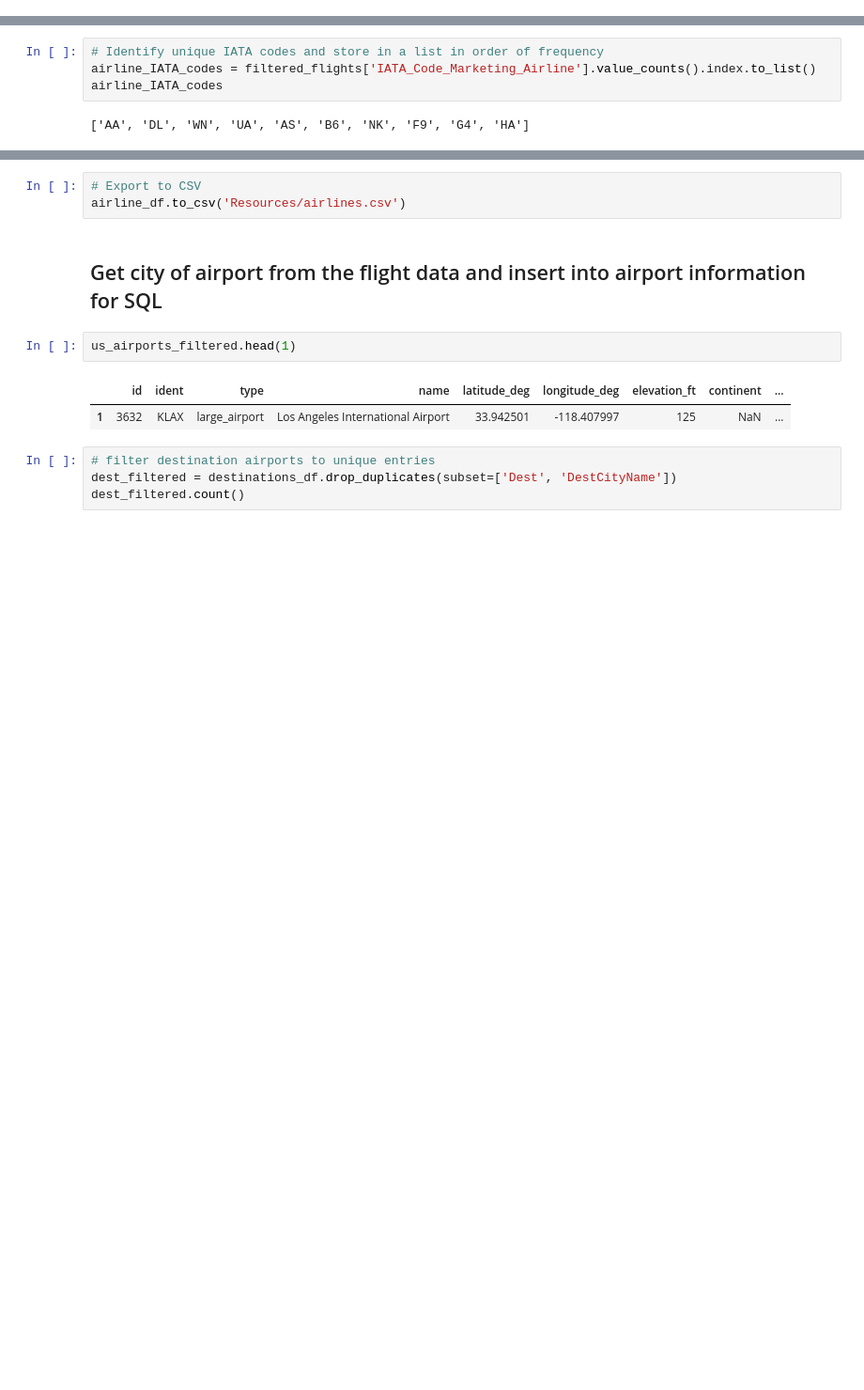
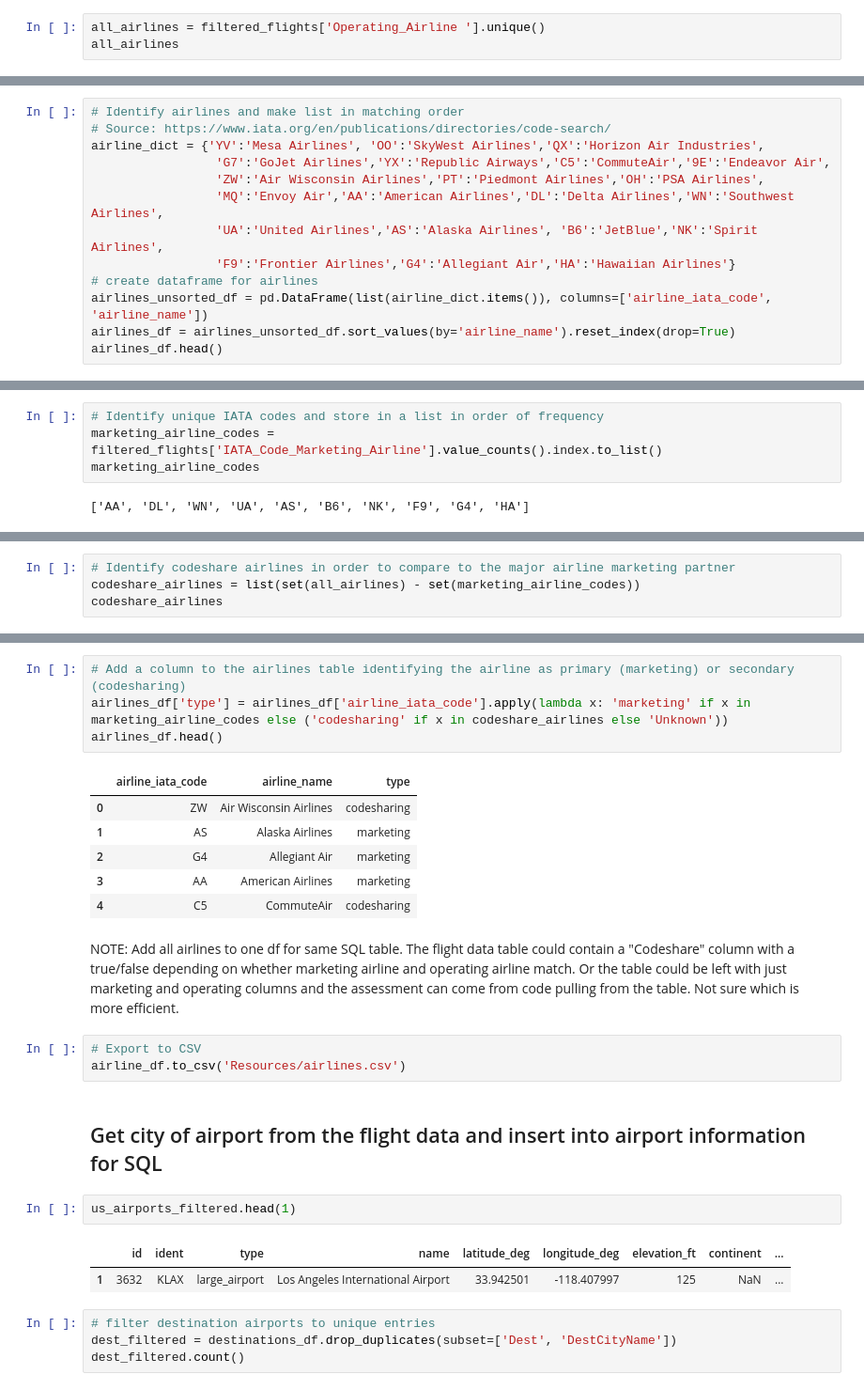
Before and after one commit to redpandata19/project3_team2, a Jupyter notebook: Cleanup2.ipynb, the cells around one changed output, grey strips where cells are left out. Shown: that part at 94% size. Cells and saved outputs as stored; diff of their text form; blank space fills up the shorter version.

```diff
--- a/Cleanup2.ipynb
+++ b/Cleanup2.ipynb
@@ -237,0 +243,3 @@ The file Resources/filtered_flights.csv has been zipped, is not empty, and has b
+# %%
+all_airlines = filtered_flights['Operating_Airline '].unique()
+all_airlines
@@ -237,0 +250,13 @@ The file Resources/filtered_flights.csv has been zipped, is not empty, and has b
+# %%
+# Identify airlines and make list in matching order
+# Source: https://www.iata.org/en/publications/directories/code-search/
+airline_dict = {'YV':'Mesa Airlines', 'OO':'SkyWest Airlines','QX':'Horizon Air Industries',
+                 'G7':'GoJet Airlines','YX':'Republic Airways','C5':'CommuteAir','9E':'Endeavor Air',
+                 'ZW':'Air Wisconsin Airlines','PT':'Piedmont Airlines','OH':'PSA Airlines',
+                 'MQ':'Envoy Air','AA':'American Airlines','DL':'Delta Airlines','WN':'Southwest Airlines',
+                 'UA':'United Airlines','AS':'Alaska Airlines', 'B6':'JetBlue','NK':'Spirit Airlines',
+                 'F9':'Frontier Airlines','G4':'Allegiant Air','HA':'Hawaiian Airlines'}
+# create dataframe for airlines
+airlines_unsorted_df = pd.DataFrame(list(airline_dict.items()), columns=['airline_iata_code', 'airline_name'])
+airlines_df = airlines_unsorted_df.sort_values(by='airline_name').reset_index(drop=True)
+airlines_df.head()
@@ -238,6 +270,6 @@ The file Resources/filtered_flights.csv has been zipped, is not empty, and has b
 # %%
 # Identify unique IATA codes and store in a list in order of frequency
-airline_IATA_codes = filtered_flights['IATA_Code_Marketing_Airline'].value_counts().index.to_list()
-airline_IATA_codes
+marketing_airline_codes = filtered_flights['IATA_Code_Marketing_Airline'].value_counts().index.to_list()
+marketing_airline_codes
 # %% [output]
 ['AA', 'DL', 'WN', 'UA', 'AS', 'B6', 'NK', 'F9', 'G4', 'HA']
@@ -268,0 +276,4 @@ airline_df
+# %%
+# Identify codeshare airlines in order to compare to the major airline marketing partner
+codeshare_airlines = list(set(all_airlines) - set(marketing_airline_codes))
+codeshare_airlines
@@ -269,3 +306,16 @@ airline_df
+# %%
+# Add a column to the airlines table identifying the airline as primary (marketing) or secondary (codesharing)
+airlines_df['type'] = airlines_df['airline_iata_code'].apply(lambda x: 'marketing' if x in marketing_airline_codes else ('codesharing' if x in codeshare_airlines else 'Unknown'))
+airlines_df.head()
+# %% [output]
+|  | airline_iata_code | airline_name | type |
+| 0 | ZW | Air Wisconsin Airlines | codesharing |
+| 1 | AS | Alaska Airlines | marketing |
+| 2 | G4 | Allegiant Air | marketing |
+| 3 | AA | American Airlines | marketing |
+| 4 | C5 | CommuteAir | codesharing |
+# %% [markdown]
+NOTE: Add all airlines to one df for same SQL table. The flight data table could contain a "Codeshare" column with a true/false depending on whether marketing airline and operating airline match. Or the table could be left with just marketing and operating columns and the assessment can come from code pulling from the table. Not sure which is more efficient.
 # %%
 # Export to CSV
 airline_df.to_csv('Resources/airlines.csv')
```
Also changed, not shown: parts of 34 cells of this notebook, 1 other file.
